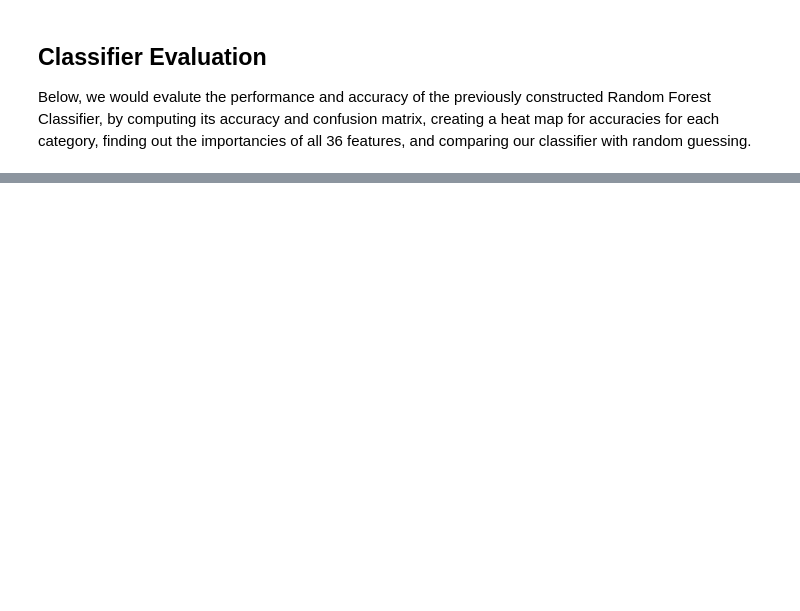
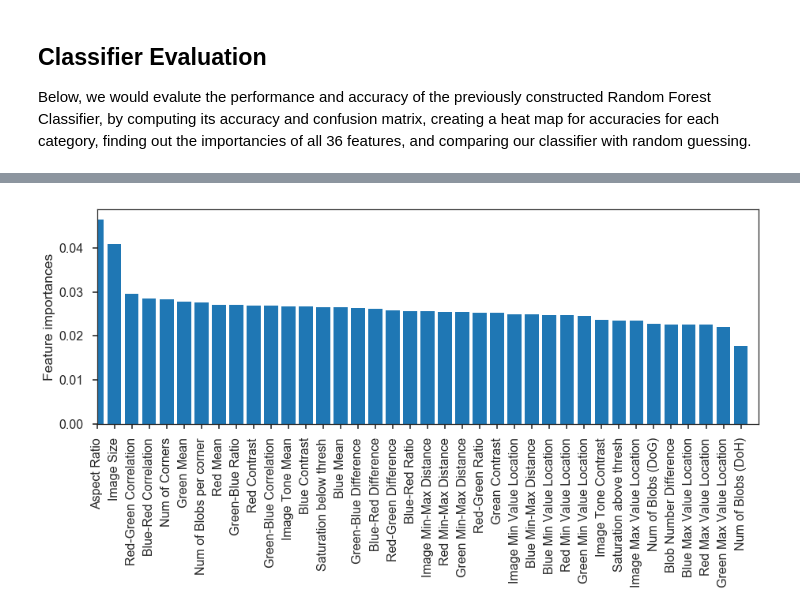
Before and after one commit to leoli3024-2/leo.li.3024-ay250-homework-s18, a Jupyter notebook: hw_6/Homebrew_Computer_Vision.ipynb, the cells around one changed output, grey strips where cells are left out. Saved outputs shown, nothing was run; the diff lists cells and outputs as text; code cells hidden in the pictures; blank space fills up the shorter version.

```diff
--- a/hw_6/Homebrew_Computer_Vision.ipynb
+++ b/hw_6/Homebrew_Computer_Vision.ipynb
@@ -426,0 +465,31 @@ rf_classifier = pickle.load(open('random_forest.pkl', 'rb'))
+# %%
+feature_names = [
+                "Image Size", "Aspect Ratio", "Red Mean", "Red Contrast", # Feature 1, 2, 3, 4
+                "Green Mean", "Grean Contrast", "Blue Mean", "Blue Contrast", # Feature 6, 7, 9, 10
+                "Image Tone Mean", "Image Tone Contrast", # Feature 12, 13
+                # Feature 15, 16, 17
+                "Red-Green Ratio", "Green-Blue Ratio", "Blue-Red Ratio",
+                # Feature 18, 19, 20
+                "Red-Green Difference", "Green-Blue Difference", "Blue-Red Difference",
+                # Feature 21, 22, 23
+                "Red-Green Correlation", "Green-Blue Correlation", "Blue-Red Correlation",
+                "Saturation below thresh", "Saturation above thresh", # Feature 24, 25
+                "Red Min Value Location", "Red Max Value Location", # Feature 26, 28
+                "Green Min Value Location", "Green Max Value Location", # Feature 30, 32
+                "Blue Min Value Location", "Blue Max Value Location", # Feature 34, 36
+                "Image Min Value Location", "Image Max Value Location", # Feature 38, 40
+                # Feature 42, 43, 44, 45
+                "Red Min-Max Distance", "Green Min-Max Distance", "Blue Min-Max Distance", "Image Min-Max Distance",
+                "Num of Corners", # Feature 46
+                "Num of Blobs (DoG)", "Num of Blobs (DoH)", "Blob Number Difference", # Feature 47, 48, 49
+                "Num of Blobs per corner" # Feature 50
+                ]
+# %%
+# Find & Print the feature importances
+f_importance = rf.feature_importances_
+f_imp_values = np.argsort(f_importance)
+features_sorted = np.array(feature_names)[f_imp_values]
+print("%25s %25s" % ('Feature Name','Feature Importance'))
+print("="*55)
+for i in range(len(feature_names)) :
+    print("%25s %10s %.5f" % (features_sorted[-1-i],'',np.sort(f_importance)[-1-i]))
@@ -426,0 +514,15 @@ rf_classifier = pickle.load(open('random_forest.pkl', 'rb'))
+# %%
+# Create a dataframe for features and their corresponding values for plotting
+import pandas as pd
+d = {"Feature Names" : feature_names, "Feature Importances" : f_importance}
+feat_impt = pd.DataFrame(data=d)
+sorted_feat = feat_impt.sort_values('Feature Importances', ascending = False)
+# %%
+ind = np.arange(len(feature_names))
+plt.figure(figsize=(15, 5))
+plt.bar(ind, sorted_feat["Feature Importances"])
+plt.xlim(0, len(feature_names))
+plt.ylabel('Feature importances')
+plt.xticks(ind, sorted_feat["Feature Names"], rotation='vertical');
+# %% [output]
+[figure, added]
```
Also changed, not shown: parts of 28 cells of this notebook.
